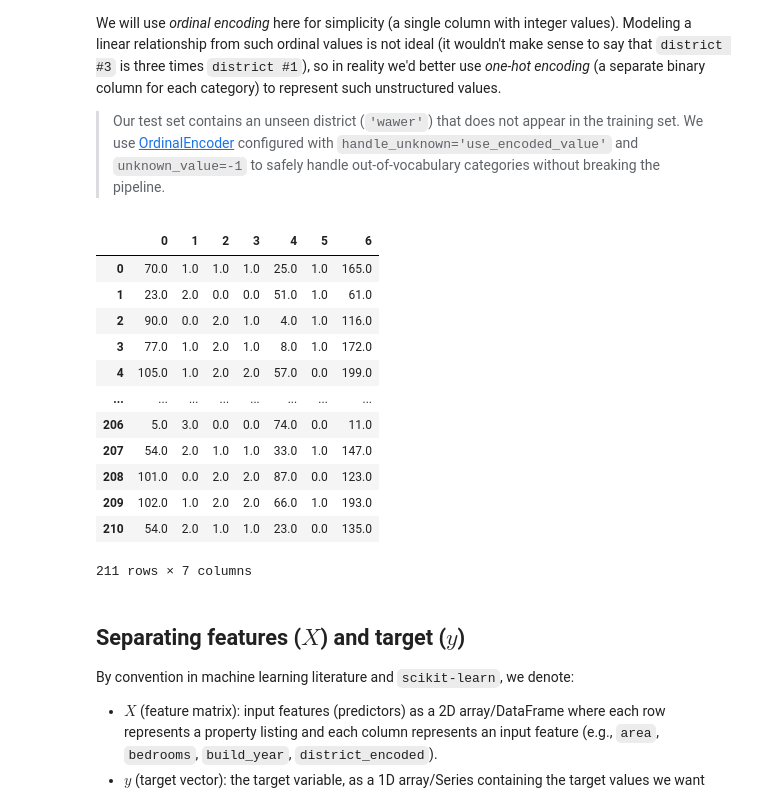
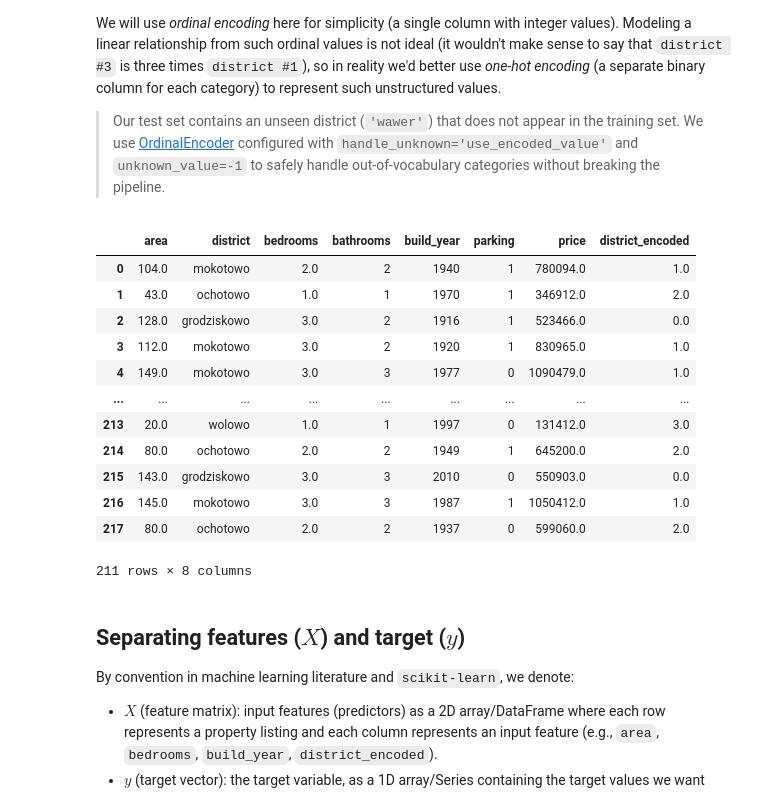
Before and after one commit to JFS-AI/gsny, a Jupyter notebook: dnn01-EDA.ipynb, the cells around one changed output. Drawn from its saved outputs; the diff is of its cells as text; code cells hidden in the pictures.

```diff
--- a/dnn01-EDA.ipynb
+++ b/dnn01-EDA.ipynb
@@ -161,24 +161,24 @@ Modeling a linear relationship from such ordinal values is not ideal (it wouldn'
 # %%
 from sklearn.preprocessing import OrdinalEncoder
 encoder = OrdinalEncoder(handle_unknown='use_encoded_value', unknown_value=-1)
 
-encoder.fit(train_df_clean)
-train_df_clean = pd.DataFrame(encoder.transform(train_df_clean))
+train_df_clean['district_encoded'] = encoder.fit_transform(train_df_clean[['district']])
+test_df_clean['district_encoded'] = encoder.transform(test_df_clean[['district']])
 train_df_clean
 # %% [output]
-|  | 0 | 1 | 2 | 3 | 4 | 5 | 6 |
-| 0 | 70.0 | 1.0 | 1.0 | 1.0 | 25.0 | 1.0 | 165.0 |
-| 1 | 23.0 | 2.0 | 0.0 | 0.0 | 51.0 | 1.0 | 61.0 |
-| 2 | 90.0 | 0.0 | 2.0 | 1.0 | 4.0 | 1.0 | 116.0 |
-| 3 | 77.0 | 1.0 | 2.0 | 1.0 | 8.0 | 1.0 | 172.0 |
-| 4 | 105.0 | 1.0 | 2.0 | 2.0 | 57.0 | 0.0 | 199.0 |
-| ... | ... | ... | ... | ... | ... | ... | ... |
-| 206 | 5.0 | 3.0 | 0.0 | 0.0 | 74.0 | 0.0 | 11.0 |
-| 207 | 54.0 | 2.0 | 1.0 | 1.0 | 33.0 | 1.0 | 147.0 |
-| 208 | 101.0 | 0.0 | 2.0 | 2.0 | 87.0 | 0.0 | 123.0 |
-| 209 | 102.0 | 1.0 | 2.0 | 2.0 | 66.0 | 1.0 | 193.0 |
-| 210 | 54.0 | 2.0 | 1.0 | 1.0 | 23.0 | 0.0 | 135.0 |
+|  | area | district | bedrooms | bathrooms | build_year | parking | price | district_encoded |
+| 0 | 104.0 | mokotowo | 2.0 | 2 | 1940 | 1 | 780094.0 | 1.0 |
+| 1 | 43.0 | ochotowo | 1.0 | 1 | 1970 | 1 | 346912.0 | 2.0 |
+| 2 | 128.0 | grodziskowo | 3.0 | 2 | 1916 | 1 | 523466.0 | 0.0 |
+| 3 | 112.0 | mokotowo | 3.0 | 2 | 1920 | 1 | 830965.0 | 1.0 |
+| 4 | 149.0 | mokotowo | 3.0 | 3 | 1977 | 0 | 1090479.0 | 1.0 |
+| ... | ... | ... | ... | ... | ... | ... | ... | ... |
+| 213 | 20.0 | wolowo | 1.0 | 1 | 1997 | 0 | 131412.0 | 3.0 |
+| 214 | 80.0 | ochotowo | 2.0 | 2 | 1949 | 1 | 645200.0 | 2.0 |
+| 215 | 143.0 | grodziskowo | 3.0 | 3 | 2010 | 0 | 550903.0 | 0.0 |
+| 216 | 145.0 | mokotowo | 3.0 | 3 | 1987 | 1 | 1050412.0 | 1.0 |
+| 217 | 80.0 | ochotowo | 2.0 | 2 | 1937 | 0 | 599060.0 | 2.0 |
-211 rows × 7 columns
+211 rows × 8 columns
 # %% [markdown]
 ## Separating features ($X$) and target ($y$)
 
```
Also changed, not shown: parts of 9 cells of this notebook.
